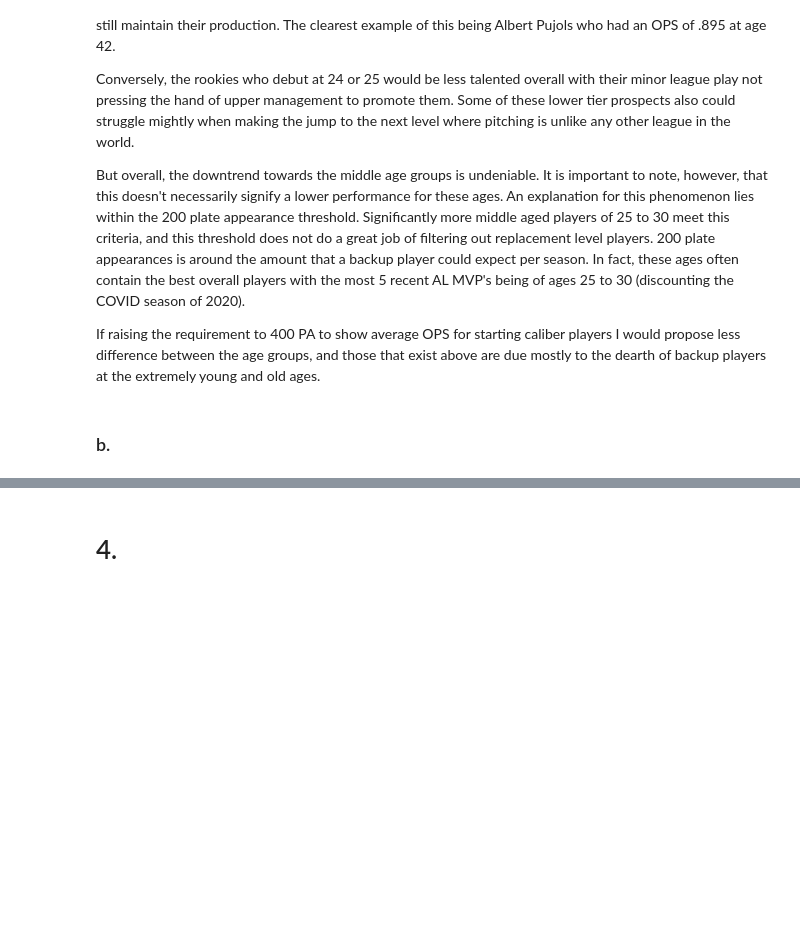
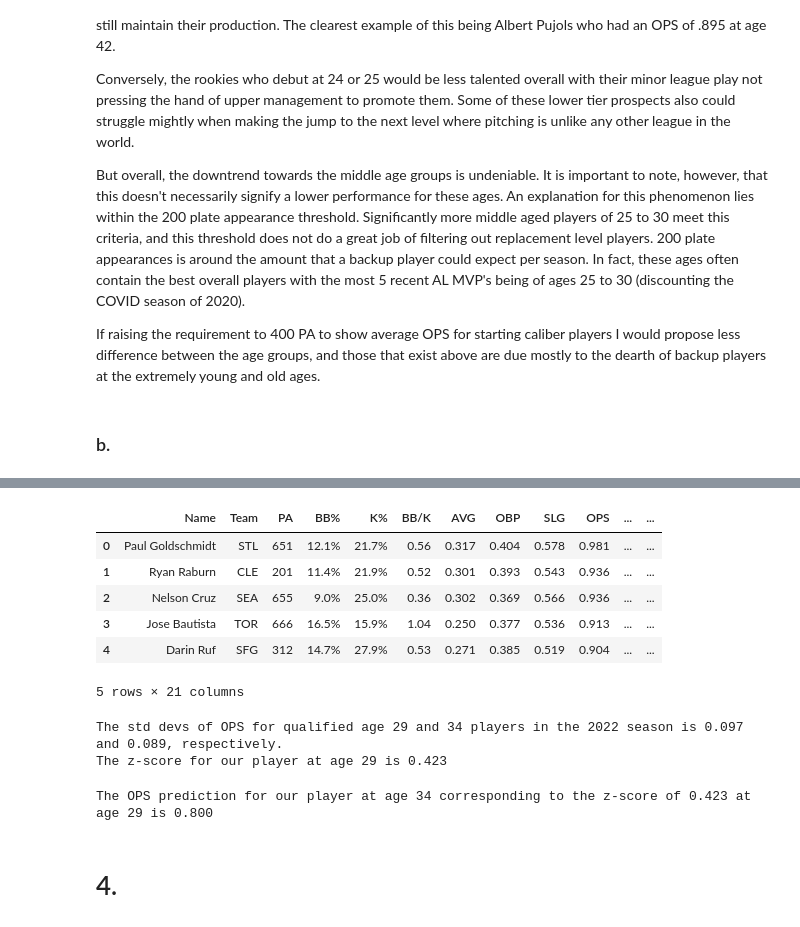
Before and after one commit to reetyf/yankees, a Jupyter notebook: part2/Hailey_Weinschenk_QA_Associate_Questionnaire_part2.ipynb, the cells around one changed output, grey strips where cells are left out. Saved outputs shown, nothing was run; the diff lists cells and outputs as text; code cells hidden in the pictures; blank space fills up the shorter version.

```diff
--- a/part2/Hailey_Weinschenk_QA_Associate_Questionnaire_part2.ipynb
+++ b/part2/Hailey_Weinschenk_QA_Associate_Questionnaire_part2.ipynb
@@ -119,3 +148,37 @@ If raising the requirement to 400 PA to show average OPS for starting caliber pl
+# %%
+age34.head()
+# %% [output]
+|  | Name | Team | PA | BB% | K% | BB/K | AVG | OBP | SLG | OPS | ... | ... |
+| 0 | Paul Goldschmidt | STL | 651 | 12.1% | 21.7% | 0.56 | 0.317 | 0.404 | 0.578 | 0.981 | ... | ... |
+| 1 | Ryan Raburn | CLE | 201 | 11.4% | 21.9% | 0.52 | 0.301 | 0.393 | 0.543 | 0.936 | ... | ... |
+| 2 | Nelson Cruz | SEA | 655 | 9.0% | 25.0% | 0.36 | 0.302 | 0.369 | 0.566 | 0.936 | ... | ... |
+| 3 | Jose Bautista | TOR | 666 | 16.5% | 15.9% | 1.04 | 0.250 | 0.377 | 0.536 | 0.913 | ... | ... |
+| 4 | Darin Ruf | SFG | 312 | 14.7% | 27.9% | 0.53 | 0.271 | 0.385 | 0.519 | 0.904 | ... | ... |
+5 rows × 21 columns
+# %%
+# find std devs
+
+sd29 = age29['OPS'].std()
+sd34 = age34['OPS'].std()
+
+print(f"The std devs \
+of OPS for qualified age 29 and 34 players in the 2022 season is \
+{sd29:.3f} and {sd34:.3f}, respectively.")
+
+# find z score for our player at age 29
+zscore29 = (.800 - .759)/sd29
+print(f'The z-score for our player at age 29 is {zscore29:.3f}')
+
+# find score for corresponding z-score at age 34 using z*sigma34 + mu34
+score34 = (zscore29 * sd34 + .762)
+# %% [output]
+The std devs of OPS for qualified age 29 and 34 players in the 2022 season is 0.097 and 0.089, respectively.
+The z-score for our player at age 29 is 0.423
+# %%
+print(f'The OPS prediction for our player at age 34 corresponding \
+to the z-score of {zscore29:.3f} at age 29 is {score34:.3f}')
+# %% [output]
+The OPS prediction for our player at age 34 corresponding to the z-score of 0.423 at age 29 is 0.800
 # %% [markdown]
 # 4.
 # %% [markdown]
```
Also changed, not shown: parts of 17 cells of this notebook, 5 other files.
